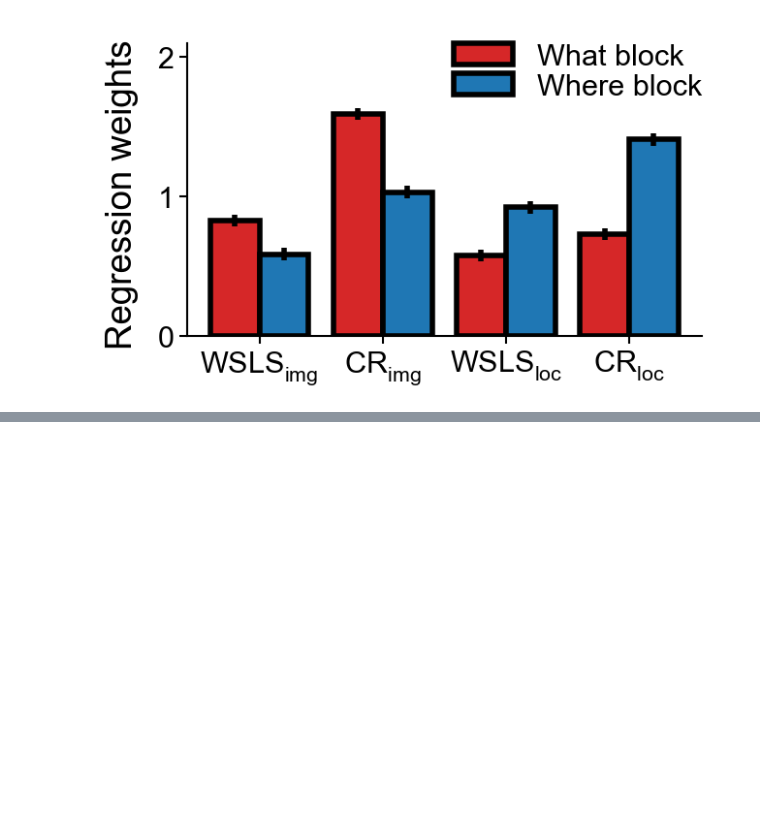
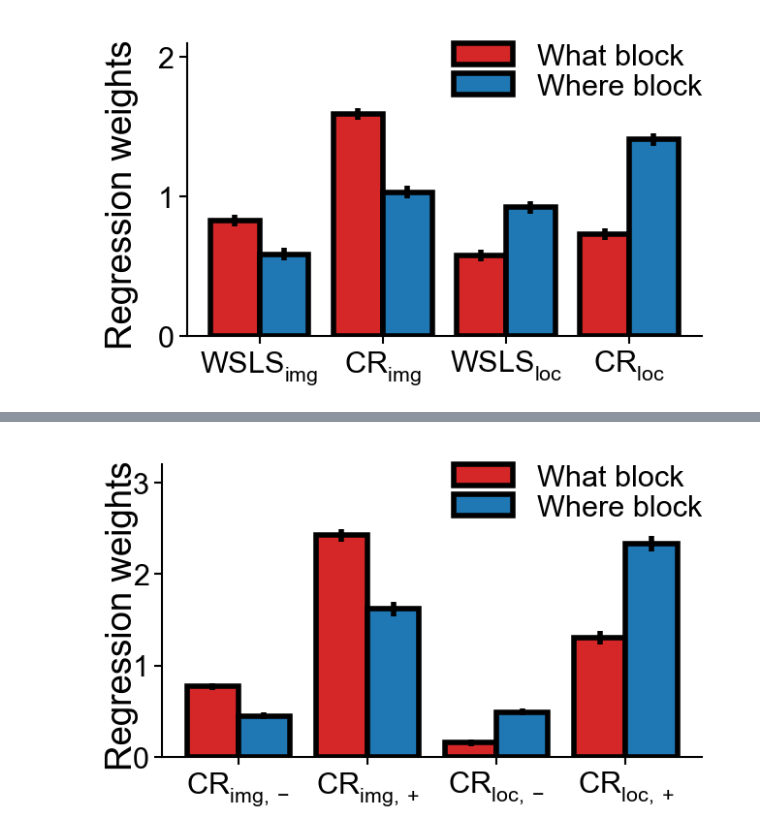
Before and after one commit to slenderham/what-where-task-analysis, a Jupyter notebook: behavior.ipynb, the cells around one changed output, grey strips where cells are left out. Saved outputs shown, nothing was run; the diff lists cells and outputs as text; code cells hidden in the pictures; blank space fills up the shorter version.

```diff
--- a/behavior.ipynb
+++ b/behavior.ipynb
@@ -193,3 +196,15 @@ fig.tight_layout()
 plt.savefig(os.path.join(figure_data_dir, "regression_weights.pdf"))
 # %% [output]
 [figure]
+# %%
+contrasts = mdl.t_test(np.array([
+    [0,0,1,0,-1,0,1,0,-1,0],
+    [0,0,1,0,1,0,1,0,1,0],
+    [0,0,1,0,-1,0,-1,0,1,0],
+    [0,0,1,0,1,0,-1,0,-1,0],
+    [0,0,0,1,0,-1,0,1,0,-1],
+    [0,0,0,1,0,1,0,1,0,1],
+    [0,0,0,1,0,-1,0,-1,0,1],
+    [0,0,0,1,0,1,0,-1,0,-1],
+]))
+print(contrasts.summary())
@@ -195,0 +225,43 @@ plt.savefig(os.path.join(figure_data_dir, "regression_weights.pdf"))
+# %%
+coeffs = np.array(contrasts.effect)
+ses = np.array(contrasts.sd)
+
+
+fig, ax = plt.subplots(1,1, figsize=(7.2, 4.2))
+
+
+width=0.4
+
+ax.bar(np.arange(4)-width/2, coeffs[[2,3,6,7]], yerr=ses[[2,3,6,7]], width=width, facecolor='tab:red', label='What block',
+        edgecolor='k', linewidth=4, capsize=0, error_kw={'elinewidth': 4, 'capthick': 4})
+ax.bar(np.arange(4)+width/2, coeffs[[0,1,4,5]], yerr=ses[[0,1,4,5]], width=width, facecolor='tab:blue', label='Where block',
+        edgecolor='k', linewidth=4, capsize=0, error_kw={'elinewidth': 4, 'capthick': 4})
+
+# ax.bar(np.arange(4), mdl.params.iloc[[4,2,5,3]], color=['deepskyblue', 'deepskyblue', 'limegreen', 'limegreen'])
+# ax.errorbar(np.arange(4), mdl.params.iloc[[4,2,5,3]], mdl.bse.iloc[[4,2,5,3]],
+#                  ls='', color='k')
+
+# ax.bar(np.arange(4), mdl.params.iloc[[4,2,5,3]], color=['tab:blue', 'tab:blue', 'tab:green', 'tab:green'])
+# ax.errorbar(np.arange(4), mdl.params.iloc[[4,2,5,3]], mdl.bse.iloc[[4,2,5,3]],
+#                  ls='', color='k')
+
+ax.set_xticks(np.arange(4))
+ax.set_xticklabels([r'$CR_{img,-}$', r'$CR_{img,+}$', r'$CR_{loc,-}$', r'$CR_{loc,+}$'])
+
+
+# axes[1].bar(np.arange(4), mdl.params.iloc[[8,6,9,7]]*np.array([-1,-1,1,1]), color=['deepskyblue', 'deepskyblue', 'limegreen', 'limegreen'])
+# axes[1].errorbar(np.arange(4), mdl.params.iloc[[8,6,9,7]]*np.array([-1,-1,1,1]), mdl.bse.iloc[[8,6,9,7]],
+#                  ls='', color='k')
+# axes[1].set_xticks(np.arange(4))
+# axes[1].set_xticklabels([r'$\Delta WSLS_{img}$', r'$\Delta CR_{img}$', r'$\Delta WSLS_{loc}$', r'$\Delta CR_{loc}$'])
+
+ax.set_ylim([0, 3.2])
+fig.legend(frameon=False, labelspacing=0.1)
+fig.supylabel('Regression weights', x=0.1, y=0.55)
+sns.despine()
+fig.tight_layout()
+
+
+plt.savefig(os.path.join(figure_data_dir, "regression_weights.pdf"))
+# %% [output]
+[figure, added]
```
Also changed, not shown: parts of 5 cells of this notebook, 15 other files.
